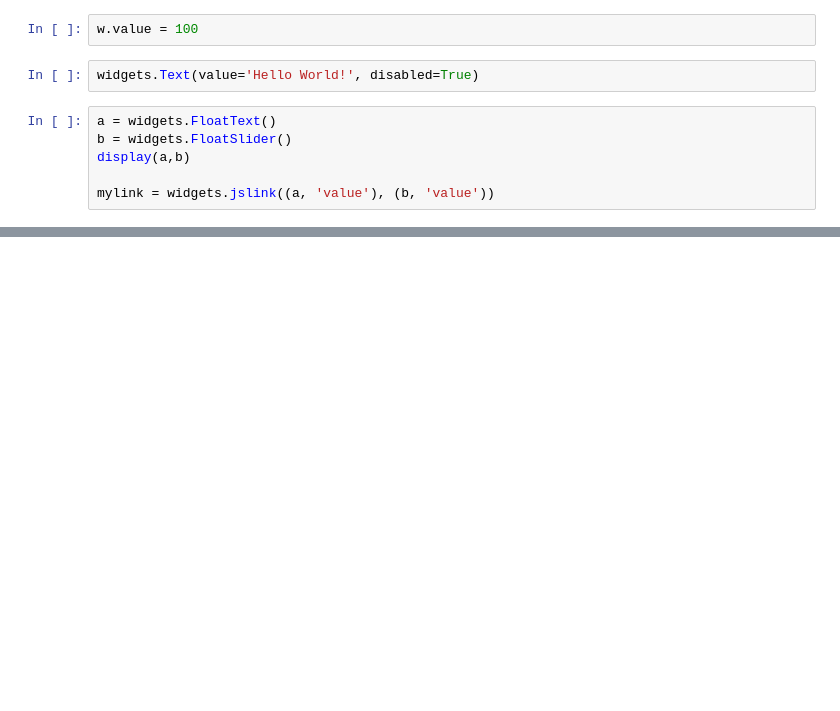
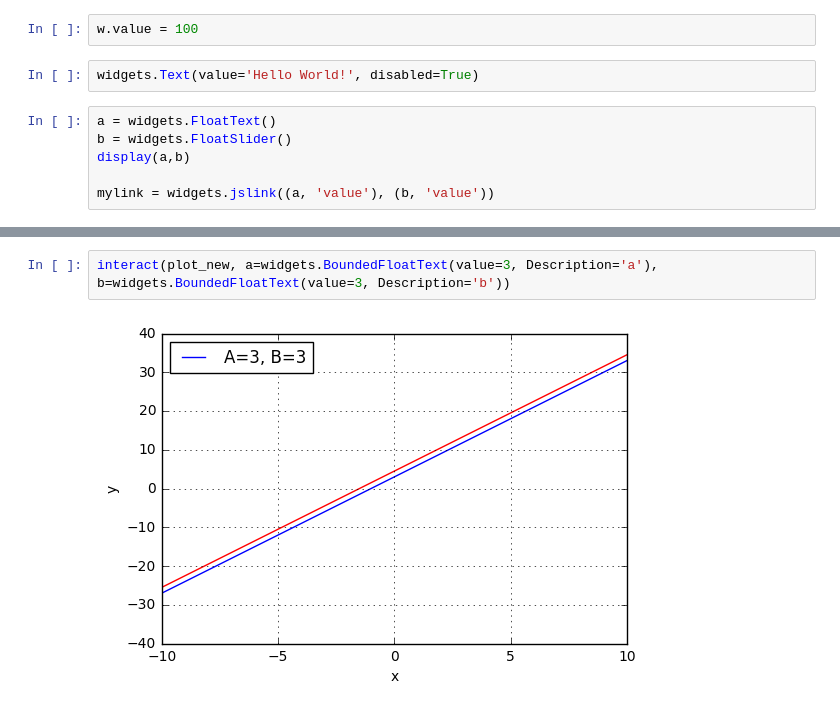
Before and after one commit to AlessandroGraizzaro/PyPD, a Jupyter notebook: Widget Demo.ipynb, the cells around one changed output, grey strips where cells are left out. Saved outputs shown, nothing was run; the diff lists cells and outputs as text; blank space fills up the shorter version.

```diff
--- a/Widget Demo.ipynb
+++ b/Widget Demo.ipynb
@@ -24,0 +61,4 @@ mylink = widgets.jslink((a, 'value'), (b, 'value'))
+# %%
+interact(plot_new, a=widgets.BoundedFloatText(value=3, Description='a'), b=widgets.BoundedFloatText(value=3, Description='b'))
+# %% [output]
+[figure, added]
```
Also changed, not shown: parts of 6 cells of this notebook, 5 other files.
